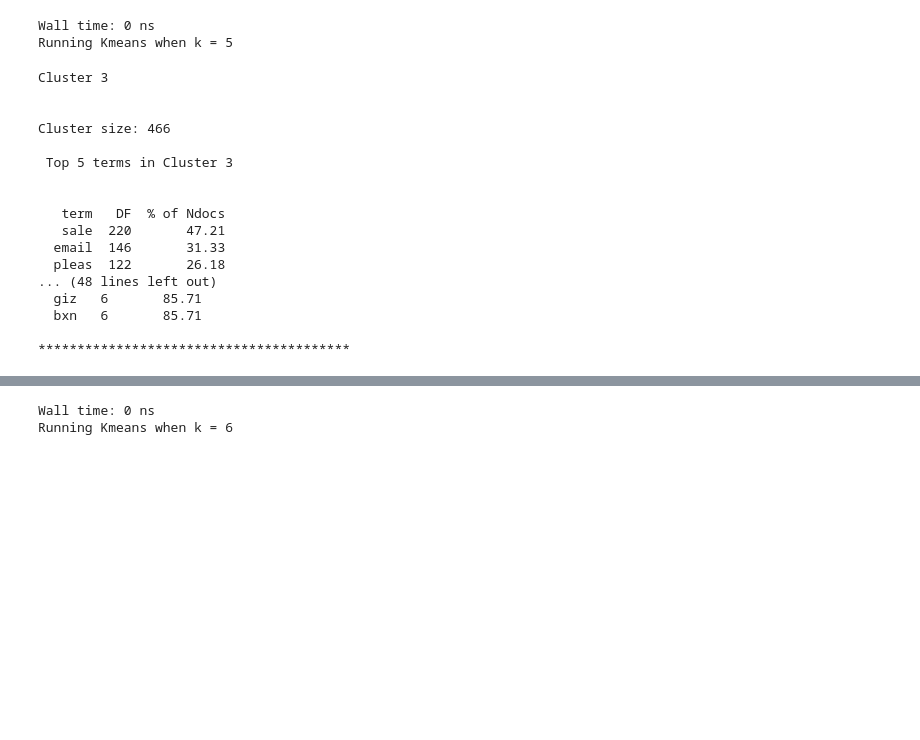
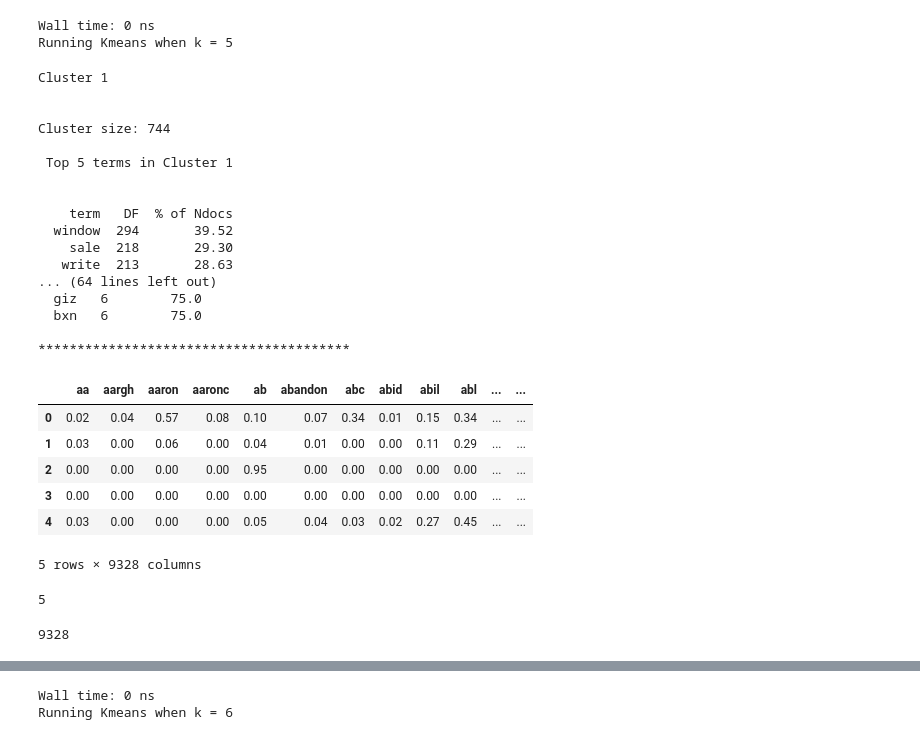
Before and after one commit to Ron256/DSC478MachineLearning, a Jupyter notebook: Notebooks/HomeWorkAssignments/ProgrammingMachineLearningAppsAssignment2_Clustering.ipynb, the cells around one changed output, grey strips where cells are left out. Saved outputs shown, nothing was run; the diff lists cells and outputs as text; code cells hidden in the pictures; blank space fills up the shorter version.

```diff
--- a/Notebooks/HomeWorkAssignments/ProgrammingMachineLearningAppsAssignment2_Clustering.ipynb
+++ b/Notebooks/HomeWorkAssignments/ProgrammingMachineLearningAppsAssignment2_Clustering.ipynb
@@ -17,6 +17,10 @@ import pylab as pl
 from sklearn import feature_selection
 from sklearn import model_selection
 from sklearn.metrics import completeness_score, homogeneity_score
+from wordcloud import WordCloud, STOPWORDS, ImageColorGenerator
+
+pd.set_option("display.precision", 4)
+np.set_printoptions(precision=4)
 plt.style.use('ggplot')
 # %% [markdown]
 ##### a. Create your own distance function that, instead of using Euclidean distance, uses Cosine similarity. This is the distance function you will use to pass to the kMeans function.
@@ -490,22 +487,45 @@ centroids5, clusterAssment5 = kMeans(vs_train_array, 5, cosineDist, randCent)
 Wall time: 0 ns
 Running Kmeans when k = 5
 # %%
-clusterAnalysis(centroids5, clusterAssment5, vs_train, df_terms)
+sortedClTerm = clusterAnalysis(centroids5, clusterAssment5, vs_train, df_terms)
 # %% [output]
-Cluster 3
+Cluster 1
 
 
-Cluster size: 466
+Cluster size: 744
 
- Top 5 terms in Cluster 3
+ Top 5 terms in Cluster 1
 
 
-   term   DF  % of Ndocs
-   sale  220       47.21
-  email  146       31.33
-  pleas  122       26.18
-... (48 lines left out)
-  giz   6       85.71
-  bxn   6       85.71
+    term   DF  % of Ndocs
+  window  294       39.52
+    sale  218       29.30
+   write  213       28.63
+... (64 lines left out)
+  giz   6        75.0
+  bxn   6        75.0
 
 ****************************************
+# %%
+pd.options.display.float_format='{:,.2f}'.format
+clusterCentroids5 = pd.DataFrame(centroids5, columns = df_terms[0].values.tolist())
+clusterCentroids5.head()
+# %% [output]
+|  | aa | aargh | aaron | aaronc | ab | abandon | abc | abid | abil | abl | ... | ... |
+| 0 | 0.02 | 0.04 | 0.57 | 0.08 | 0.10 | 0.07 | 0.34 | 0.01 | 0.15 | 0.34 | ... | ... |
+| 1 | 0.03 | 0.00 | 0.06 | 0.00 | 0.04 | 0.01 | 0.00 | 0.00 | 0.11 | 0.29 | ... | ... |
+| 2 | 0.00 | 0.00 | 0.00 | 0.00 | 0.95 | 0.00 | 0.00 | 0.00 | 0.00 | 0.00 | ... | ... |
+| 3 | 0.00 | 0.00 | 0.00 | 0.00 | 0.00 | 0.00 | 0.00 | 0.00 | 0.00 | 0.00 | ... | ... |
+| 4 | 0.03 | 0.00 | 0.00 | 0.00 | 0.05 | 0.04 | 0.03 | 0.02 | 0.27 | 0.45 | ... | ... |
+5 rows × 9328 columns
+# %%
+# List all articles in a cluster
+# centroidsTest  = for in range(centroids5.shape[0])
+centroids5.shape[0]
+# %% [output]
+5
+# %%
+
+print(sortedClTerm.shape[0])
+# %% [output]
+9328
```
Also changed, not shown: parts of 54 cells of this notebook.
